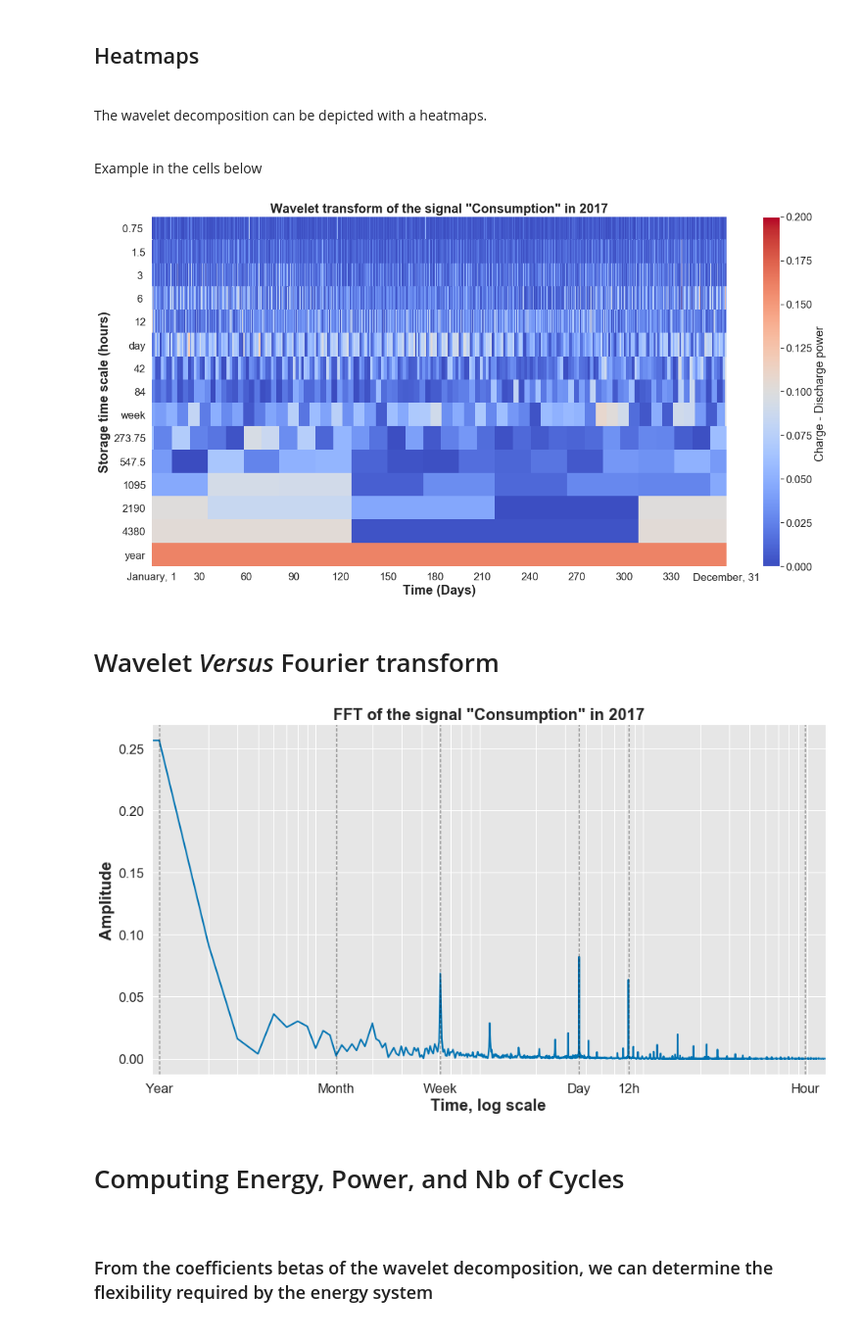
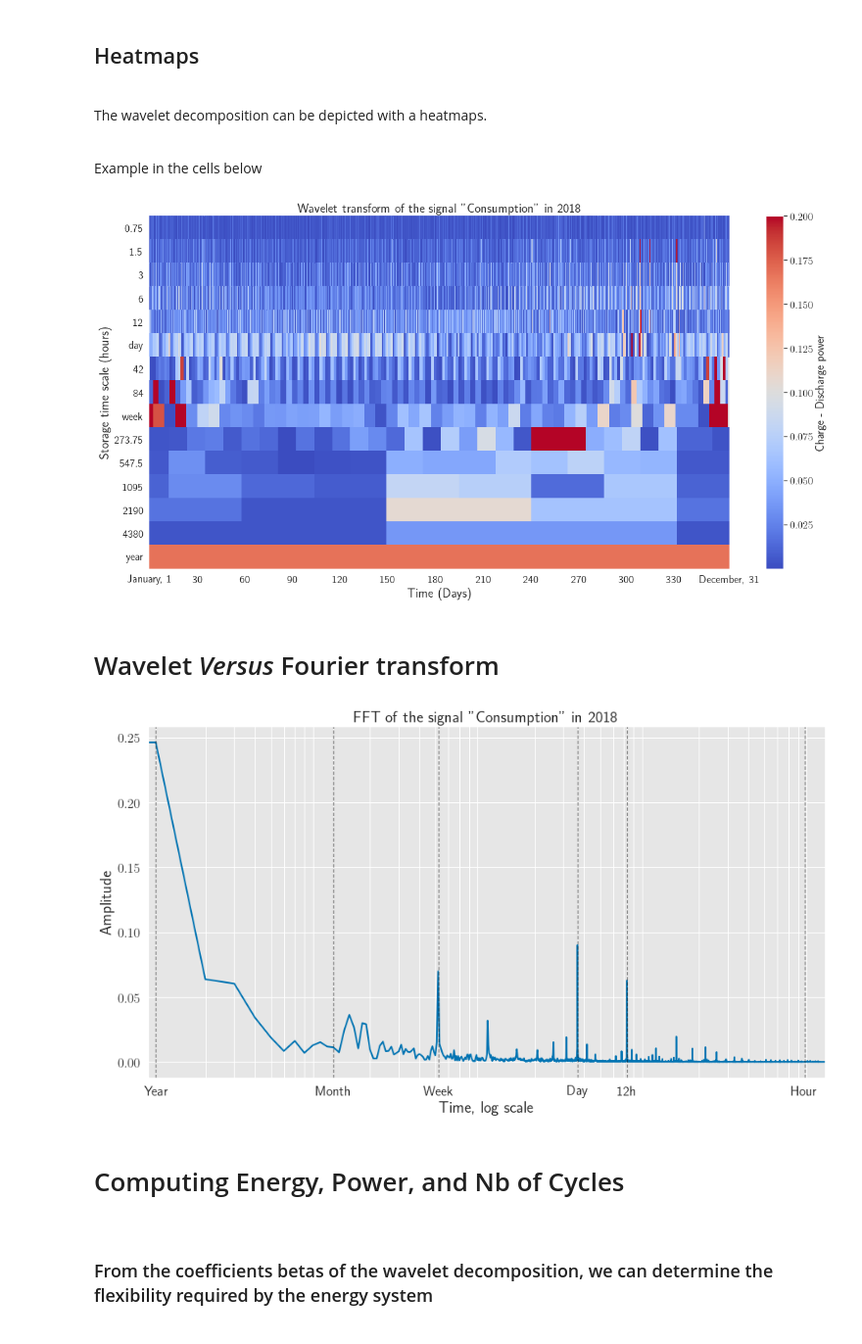
Before and after one commit to jus6du/wavelet_decomposition, a Jupyter notebook: tutorial.ipynb, the cells around one changed output. Shown at 98% size. Saved outputs shown, nothing was run; the diff lists cells and outputs as text; code cells hidden in the pictures.

```diff
--- a/tutorial.ipynb
+++ b/tutorial.ipynb
@@ -202,25 +202,25 @@ The wavelet decomposition can be depicted with a heatmaps.
 
 Example in the cells below
 # %%
-# Forst, select the year
-year = '2017'
+# First, select the year
+year = '2018'
 signal = 'Consumption'
 #
 df= preplotprocessing(vy, vw , vd, ndpd, dpy, signal, #Then the kind of signal. In this tutorial its either 'Consommation', 'Eolien' or 'Solaire
                       year, years,
                       saved_sheets_square, # Here is the datasheet you want to plot. This datasheet is returned by the function compute_betas(). Here is ploted the square decomposition
                       do_trans = trans_square) # Eventualy retranslate the decomposition to make it feet to the week, day and sesonal cycles
 
 plot_betas_heatmap(df, signal, year , ndpd,
                       cmin= None,
                       cmax= 0.2,
                     ccenter = None)
 # %% [output]
-[figure, old version]
+[figure, new version]
 # %% [markdown]
 # Wavelet _Versus_ Fourier transform
 # %%
-year='2017' # year of the decomposition
+year='2018' # year of the decomposition
 index = years.index(year)
 
 signal = 'Consumption'
@@ -228,7 +228,7 @@ signal = 'Consumption'
 input_data = stacked_input_data[signal][signal_length*index:signal_length*(index+1)]
 fft(ndpd, dpy, signal, year, input_data)
 # %% [output]
-[figure, old version]
+[figure, new version]
 # %% [markdown]
 # Computing Energy, Power, and Nb of Cycles
 <br/>
```
Also changed, not shown: parts of 1 cell of this notebook.
